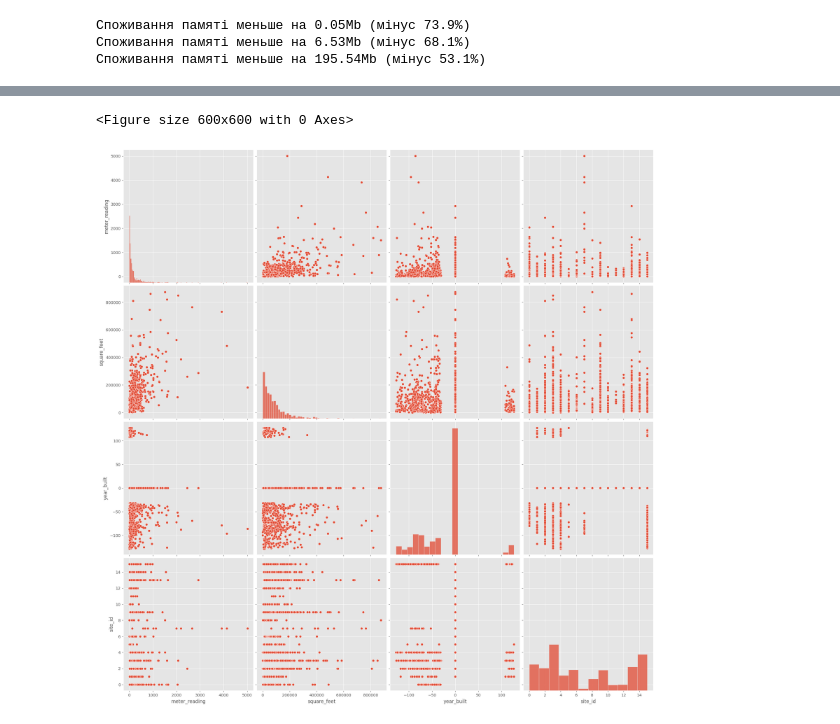
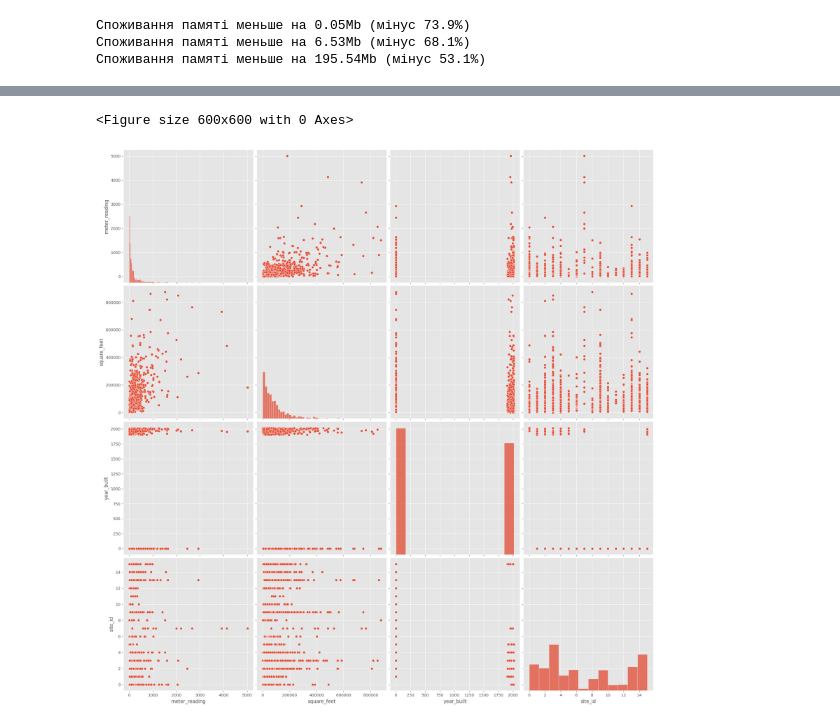
Before and after one commit to AleksandrRevuka/Algo_data_science, a Jupyter notebook: 6_Practical_skills_1_2_EDA.ipynb, the cells around one changed output, grey strips where cells are left out. Drawn from its saved outputs; the diff is of its cells as text; code cells hidden in the pictures.

```diff
--- a/6_Practical_skills_1_2_EDA.ipynb
+++ b/6_Practical_skills_1_2_EDA.ipynb
@@ -55,7 +55,7 @@ energy = reduce_mem_usage(energy)
 # %%
 def round_fillna(df, columns):
   for col in columns:
-    type_ = "int8"
+    type_ = "int16"
     if col in ["wind_speed", "cloud_coverage", "precip_depth_1_hr"]:
       type_ = "int16"
     if col == "precip_depth_1_hr":
@@ -65,16 +65,10 @@ def round_fillna(df, columns):
 # %%
 energy = pd.merge(left=energy, right=buildings, how="left", left_on="building_id", right_on="building_id")
 
-energy.set_index(["timestamp", "site_id"], inplace=True)
-weather.set_index(["timestamp", "site_id"], inplace=True)
+energy = energy.set_index(["timestamp", "site_id"])
+weather = weather.set_index(["timestamp", "site_id"])
 
 energy = pd.merge(left=energy, right=weather, how="left", left_index=True, right_index=True)
 energy.reset_index(inplace=True)
 energy = energy.drop(columns=["meter"], axis=1)
-
-energy = round_fillna(energy, ["wind_direction", "wind_speed", "cloud_coverage", "precip_depth_1_hr", "year_built", "floor_count"])
 energy = energy[energy['meter_reading'] > 0]
-
-del buildings
-del weather
-energy.info()
@@ -99,14 +98,15 @@ memory usage: 549.8 MB
 # %%
 data_corr_meta = pd.DataFrame(
-    energy.groupby("building_id")[["meter_reading", "square_feet", "year_built", "site_id"]].median()
+    energy.groupby("building_id")["meter_reading", "square_feet", "year_built", "site_id"].median()
 )
+
 data_corr_meta.dropna(inplace=True)
 plt.style.use('ggplot')
 
 plt.figure(figsize=(6, 6))
 sns.pairplot(data_corr_meta, height=5)
 plt.grid(linestyle='--')
 plt.show()
 # %% [output]
 <Figure size 600x600 with 0 Axes>
-[figure, old version]
+[figure, new version]
```
Also changed, not shown: parts of 8 cells of this notebook.
